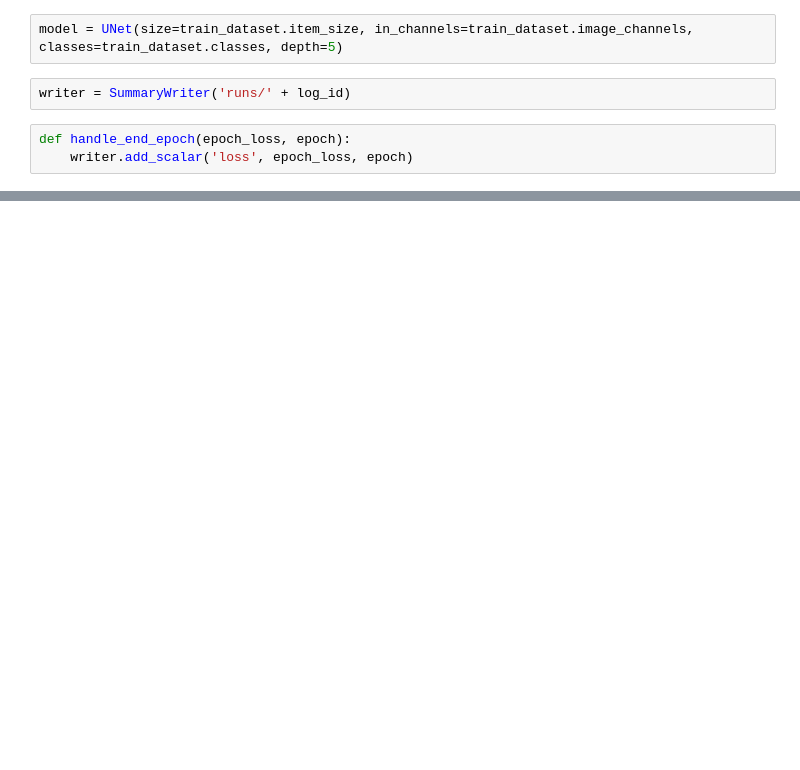
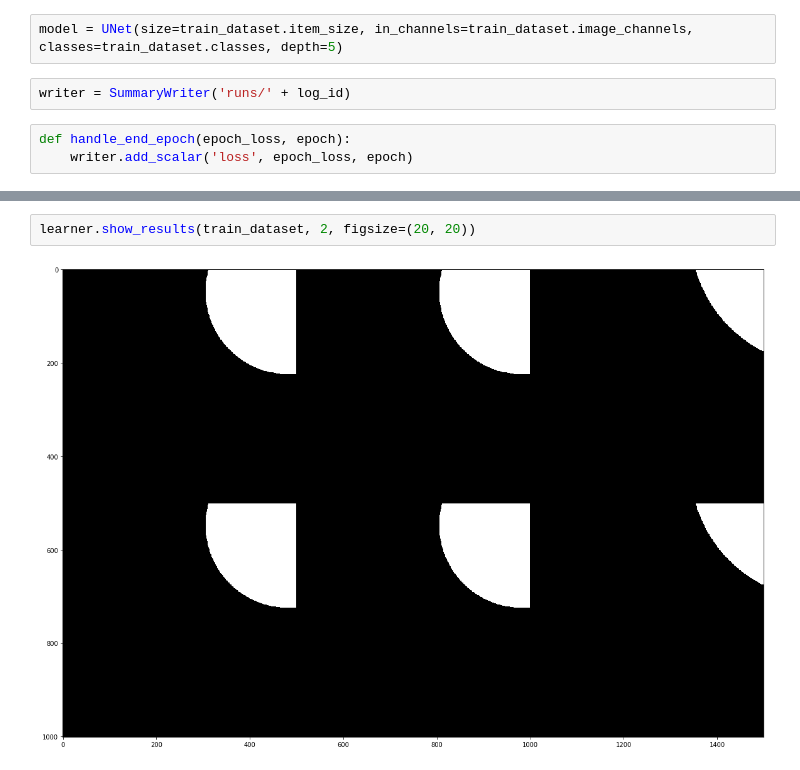
Before and after one commit to UnGast/pytorch_unet, a Jupyter notebook: train.ipynb, the cells around one changed output, grey strips where cells are left out. Cells and saved outputs as stored; diff of their text form; blank space fills up the shorter version.

```diff
--- a/train.ipynb
+++ b/train.ipynb
@@ -62,0 +57,4 @@ list(range(0, 2))
+# %%
+learner.show_results(train_dataset, 2, figsize=(20, 20))
+# %% [output]
+[figure, added]
```
Also changed, not shown: parts of 6 cells of this notebook, 2 other files.
